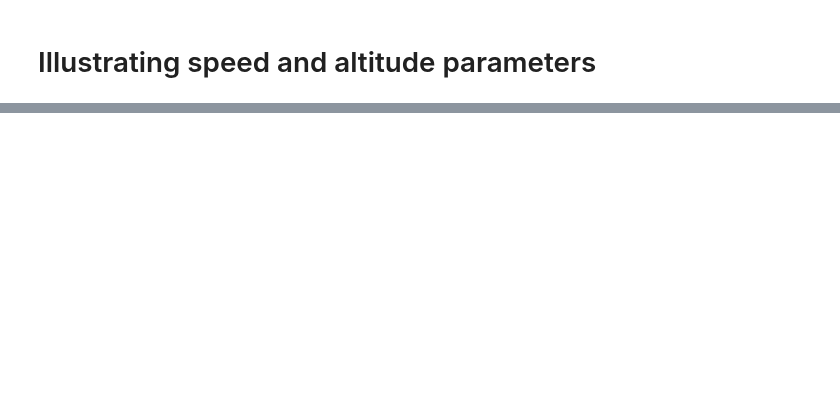
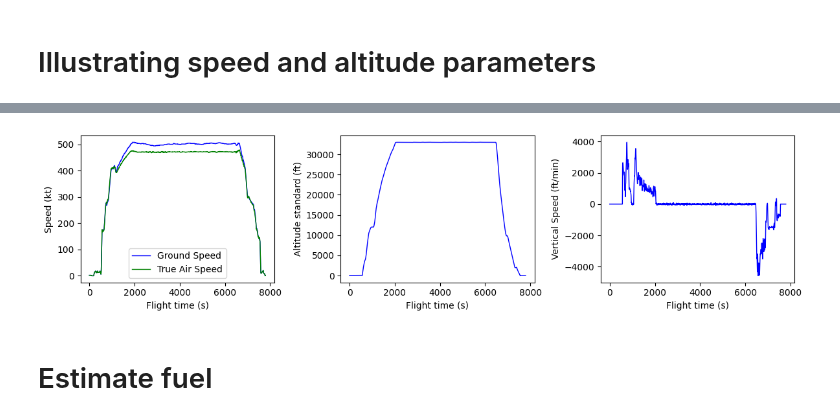
Before and after one commit to DGAC/Acropole, a Jupyter notebook: examples/examples.ipynb, the cells around one changed output, grey strips where cells are left out. Cells and saved outputs as stored; diff of their text form; code cells hidden in the pictures; blank space fills up the shorter version.

```diff
--- a/examples/examples.ipynb
+++ b/examples/examples.ipynb
@@ -172,0 +29,34 @@ df2
+# %%
+fig, (ax1, ax2, ax3) = plt.subplots(1, 3, figsize=(12, 3))
+ax1.plot(
+    flight.FLIGHT_TIME,
+    flight.GRND_SPD_KT,
+    color="b",
+    lw=1,
+    label="Ground Speed",
+)
+
+ax1.plot(
+    flight.FLIGHT_TIME,
+    flight.TRUE_AIR_SPD_KT,
+    color="g",
+    lw=1,
+    label="True Air Speed",
+)
+ax1.legend()
+ax1.set_xlabel("Flight time (s)")
+ax1.set_ylabel("Speed (kt)")
+
+ax2.plot(flight.FLIGHT_TIME, flight.ALTI_STD_FT, color="b", lw=1)
+ax2.set_xlabel("Flight time (s)")
+ax2.set_ylabel("Altitude standard (ft)")
+
+ax3.plot(flight.FLIGHT_TIME, flight.VERT_SPD_FTMN, color="b", lw=1)
+ax3.set_xlabel("Flight time (s)")
+ax3.set_ylabel("Vertical Speed (ft/min)")
+
+plt.tight_layout()
+# %% [output]
+[figure, added]
+# %% [markdown]
+# Estimate fuel
```
Also changed, not shown: parts of 15 cells of this notebook, 1 other file.
